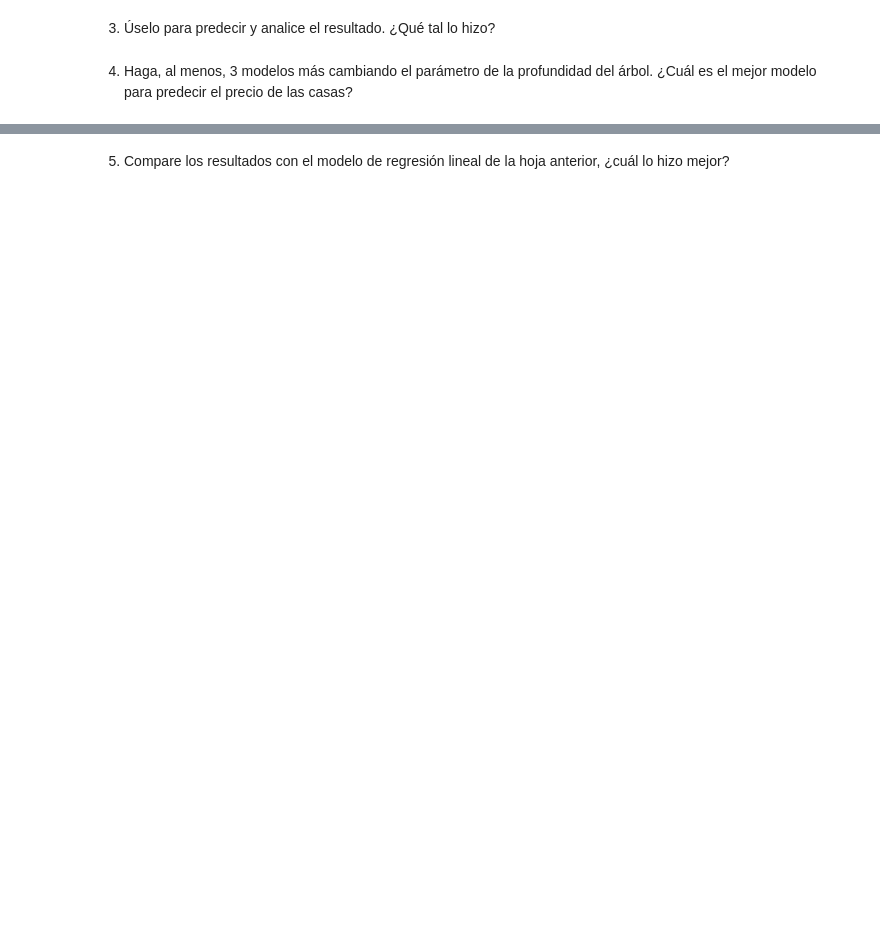
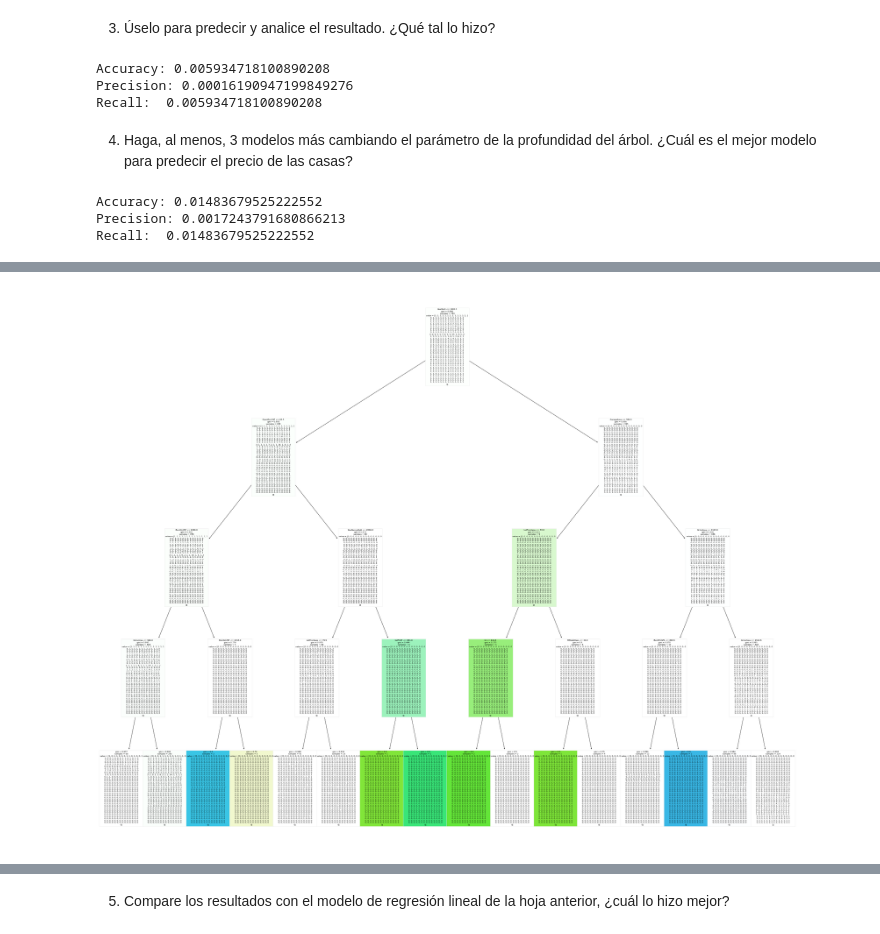
Before and after one commit to diego6ruiz/Mineria-HDT4, a Jupyter notebook: HDT4.ipynb, the cells around one changed output, grey strips where cells are left out. Cells and saved outputs as stored; diff of their text form; code cells hidden in the pictures; blank space fills up the shorter version.

```diff
--- a/HDT4.ipynb
+++ b/HDT4.ipynb
@@ -62,4 +82,28 @@ X_train, X_test, y_train, y_test = train_test_split(X, Y, test_size=0.3,train_si
 # %% [markdown]
 3. Úselo para predecir y analice el resultado. ¿Qué tal lo hizo?
+# %%
+y_pred = arbol.predict(X_test)
+print ("Accuracy:",metrics.accuracy_score(y_test, y_pred))
+print ("Precision:", metrics.precision_score(y_test,y_pred,average='weighted', zero_division=0) )
+print ("Recall: ", metrics.recall_score(y_test,y_pred,average='weighted', zero_division=0))
+# %% [output]
+Accuracy: 0.005934718100890208
+Precision: 0.00016190947199849276
+Recall:  0.005934718100890208
 # %% [markdown]
 4. Haga, al menos, 3 modelos más cambiando el parámetro de la profundidad del árbol. ¿Cuál es el mejor modelo para predecir el precio de las casas?
+# %%
+model1 = DecisionTreeClassifier(max_depth=6, random_state=42)
+model1 = model1.fit(X_train, y_train)
+y_pred1 = model1.predict(X_test)
+
+print ("Accuracy:",metrics.accuracy_score(y_test, y_pred1))
+print ("Precision:", metrics.precision_score(y_test,y_pred1,average='weighted', zero_division=0) )
+print ("Recall: ", metrics.recall_score(y_test,y_pred1,average='weighted', zero_division=0))
+
+fig = plt.figure(figsize=(25,20))
+tree.plot_tree(arbol,feature_names=X.columns, filled=True)
+# %% [output]
+Accuracy: 0.01483679525222552
+Precision: 0.0017243791680866213
+Recall:  0.01483679525222552
@@ -65,0 +127 @@ X_train, X_test, y_train, y_test = train_test_split(X, Y, test_size=0.3,train_si
+[figure, added]
```
Also changed, not shown: parts of 13 cells of this notebook.
